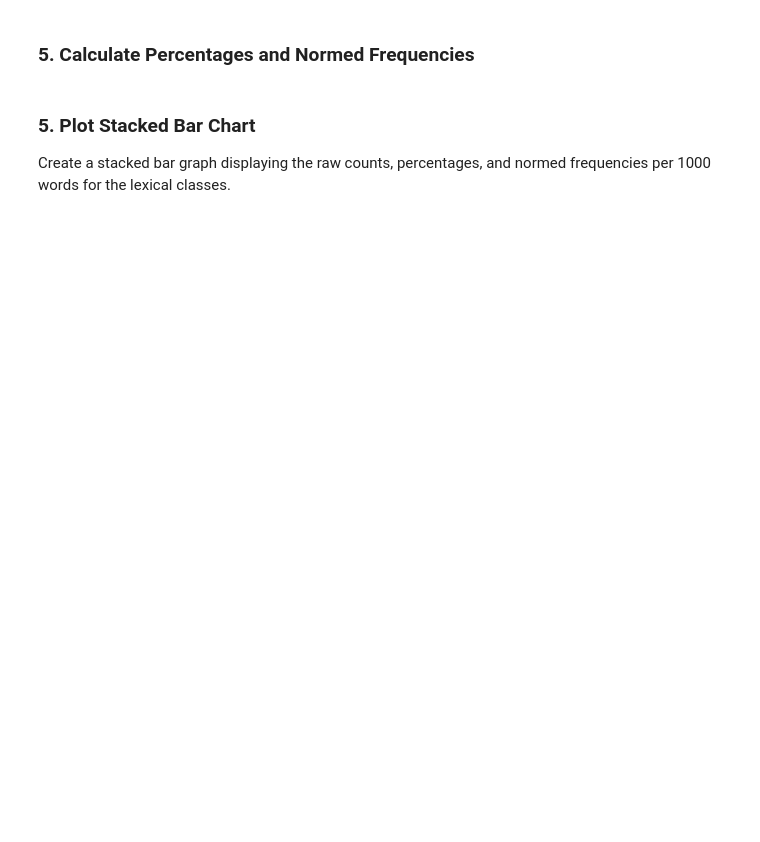
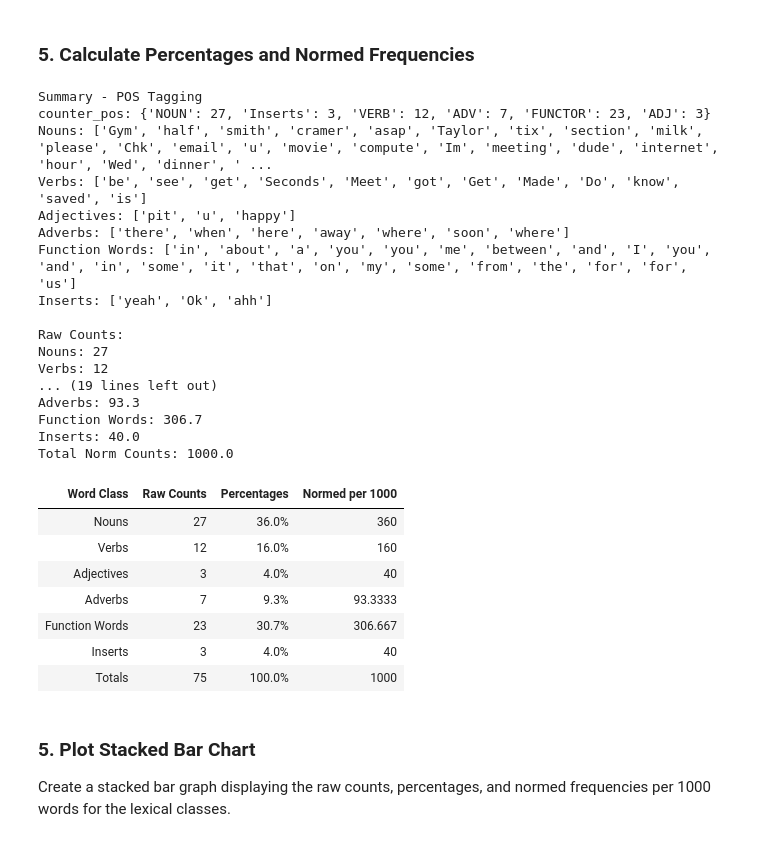
Before and after one commit to steve3p0/LING521, a Jupyter notebook: textmsg_analysis/text_analysis.ipynb, the cells around one changed output. Cells and saved outputs as stored; diff of their text form; code cells hidden in the pictures; blank space fills up the shorter version.

```diff
--- a/textmsg_analysis/text_analysis.ipynb
+++ b/textmsg_analysis/text_analysis.ipynb
@@ -173,43 +213,77 @@ print(f"\nNormed Counts Per 1000:")
 print(f"Nouns: {norm_counts_nouns:0.1f}")
 print(f"Verbs: {norm_counts_verbs:0.1f}")
 print(f"Adjectives: {norm_counts_adjectives:0.1f}")
 print(f"Adverbs: {norm_counts_adverbs:0.1f}")
 print(f"Function Words: {norm_counts_functors:0.1f}")
 print(f"Inserts: {norm_counts_inserts:0.1f}")
 total_norm_counts = sum([norm_counts_nouns, norm_counts_verbs, norm_counts_adjectives, norm_counts_adverbs,
                         norm_counts_functors, norm_counts_inserts])
 print(f"Total Norm Counts: {total_norm_counts:0.1f}")
 
 data = {'Word Class': ['Nouns', 'Verbs', 'Adjectives', 'Adverbs', 'Function Words', 'Inserts', 'Totals'],
         'Raw Counts': [raw_counts_nouns, raw_counts_verbs, raw_counts_adjectives, raw_counts_adverbs, raw_counts_functors, raw_counts_inserts, total_words],
         'Percentages': [percent_nouns, percent_verbs, percent_adjectives, percent_adverbs, percent_functors, percent_inserts, total_percentages ],
         'Normed per 1000': [norm_counts_nouns, norm_counts_verbs, norm_counts_adjectives, norm_counts_adverbs, norm_counts_functors, norm_counts_inserts, total_norm_counts]}
-counts_table = pd.DataFrame(data, columns=['Word Class', 'Raw Counts', 'Percentages', 'Normed per 1000'])
-counts_table.style.hide_index()
+df = pd.DataFrame(data, columns=['Word Class', 'Raw Counts', 'Percentages', 'Normed per 1000'])
+
+styled_df = (df.style
+                #.applymap(color_negative_red, subset=['total_amt_usd_diff','total_amt_usd_pct_diff'])
+                .format({'Percentages': "{:.1%}"}))
+
+html = styled_df.hide_index().render()
+display(HTML(html))
+
+#counts_table.style.hide_index()
 # counts_table.style.format(
 # {
 #     'var1': "{:.2f}",
 #     'var2': "{:.2f}",
 #     'var3': "{:.2%}"
 # })
 
 
 # output = counts_table.to_html(formatters={
 #     'Word Class': '{}',
 #     'Raw Counts': '{}',
 #     'Percentages': '{:,.2%}'.format,
 #     'Normed per 1000': '{:,.1f}'.format
 # })
-output = counts_table.to_html(formatters={
-    'Word Class': '{}',
-    'Raw Counts': '{}',
-    'Percentages': '{}',
-    'Normed per 1000': '{}'
-})
-
-display(HTML(output))
+# output = counts_table.to_html(formatters={
+#     'Word Class': '{}',
+#     'Raw Counts': '{}',
+#     'Percentages': '{}',
+#     'Normed per 1000': '{}'
+# })
+#
+# display(HTML(output))
 
 #display(HTML(output.to_html(index=False)))
+# %% [output]
+Summary - POS Tagging
+counter_pos: {'NOUN': 27, 'Inserts': 3, 'VERB': 12, 'ADV': 7, 'FUNCTOR': 23, 'ADJ': 3}
+Nouns: ['Gym', 'half', 'smith', 'cramer', 'asap', 'Taylor', 'tix', 'section', 'milk', 'please', 'Chk', 'email', 'u', 'movie', 'compute', 'Im', 'meeting', 'dude', 'internet', 'hour', 'Wed', 'dinner', ' ...
+Verbs: ['be', 'see', 'get', 'Seconds', 'Meet', 'got', 'Get', 'Made', 'Do', 'know', 'saved', 'is']
+Adjectives: ['pit', 'u', 'happy']
+Adverbs: ['there', 'when', 'here', 'away', 'where', 'soon', 'where']
+Function Words: ['in', 'about', 'a', 'you', 'you', 'me', 'between', 'and', 'I', 'you', 'and', 'in', 'some', 'it', 'that', 'on', 'my', 'some', 'from', 'the', 'for', 'for', 'us']
+Inserts: ['yeah', 'Ok', 'ahh']
+
+Raw Counts:
+Nouns: 27
+Verbs: 12
+... (19 lines left out)
+Adverbs: 93.3
+Function Words: 306.7
+Inserts: 40.0
+Total Norm Counts: 1000.0
+| Word Class | Raw Counts | Percentages | Normed per 1000 |
+| Nouns | 27 | 36.0% | 360 |
+| Verbs | 12 | 16.0% | 160 |
+| Adjectives | 3 | 4.0% | 40 |
+| Adverbs | 7 | 9.3% | 93.3333 |
+| Function Words | 23 | 30.7% | 306.667 |
+| Inserts | 3 | 4.0% | 40 |
+| Totals | 75 | 100.0% | 1000 |
 # %% [markdown]
 ### 5.  Plot Stacked Bar Chart
 Create a stacked bar graph displaying the raw counts, percentages, and normed frequencies per 1000 words for the lexical classes.
```
Also changed, not shown: parts of 5 cells of this notebook.
